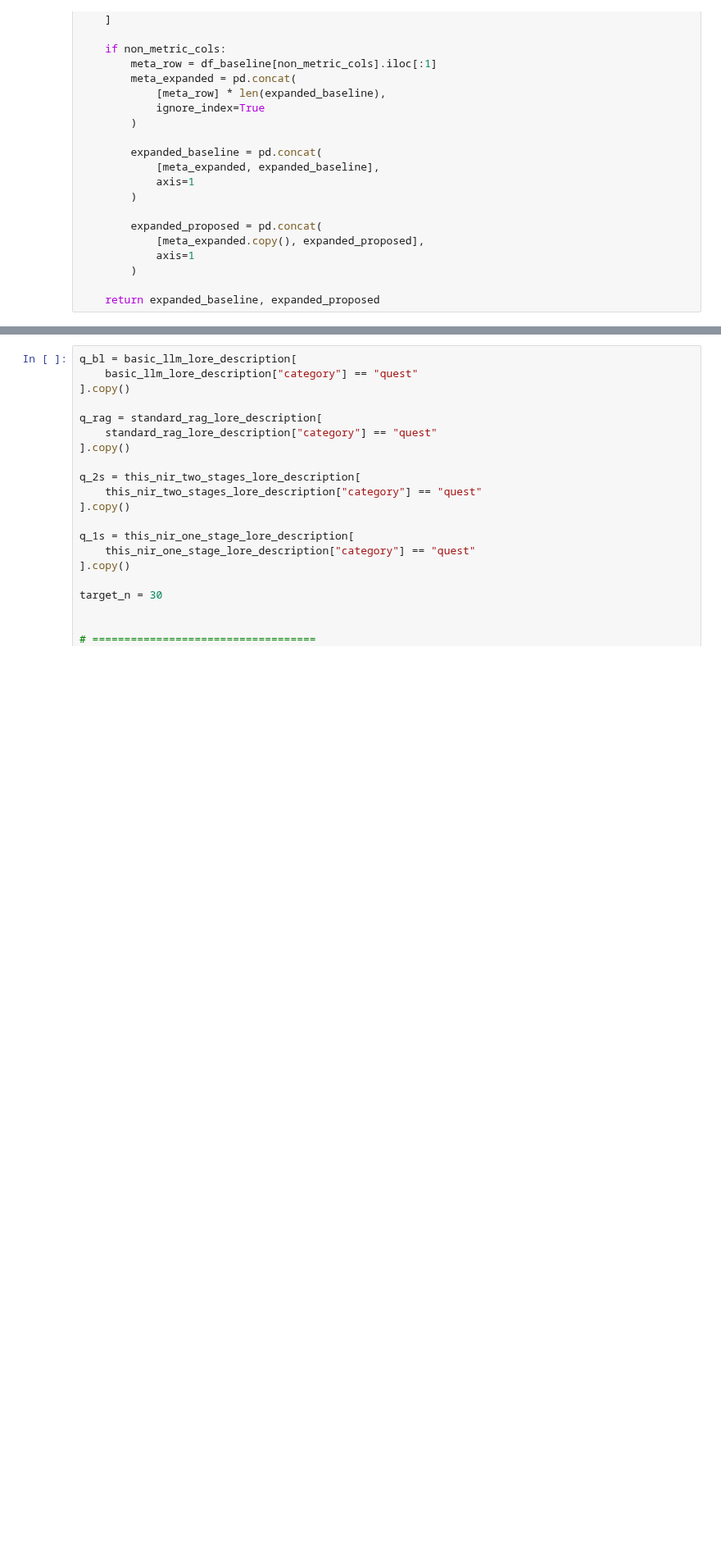
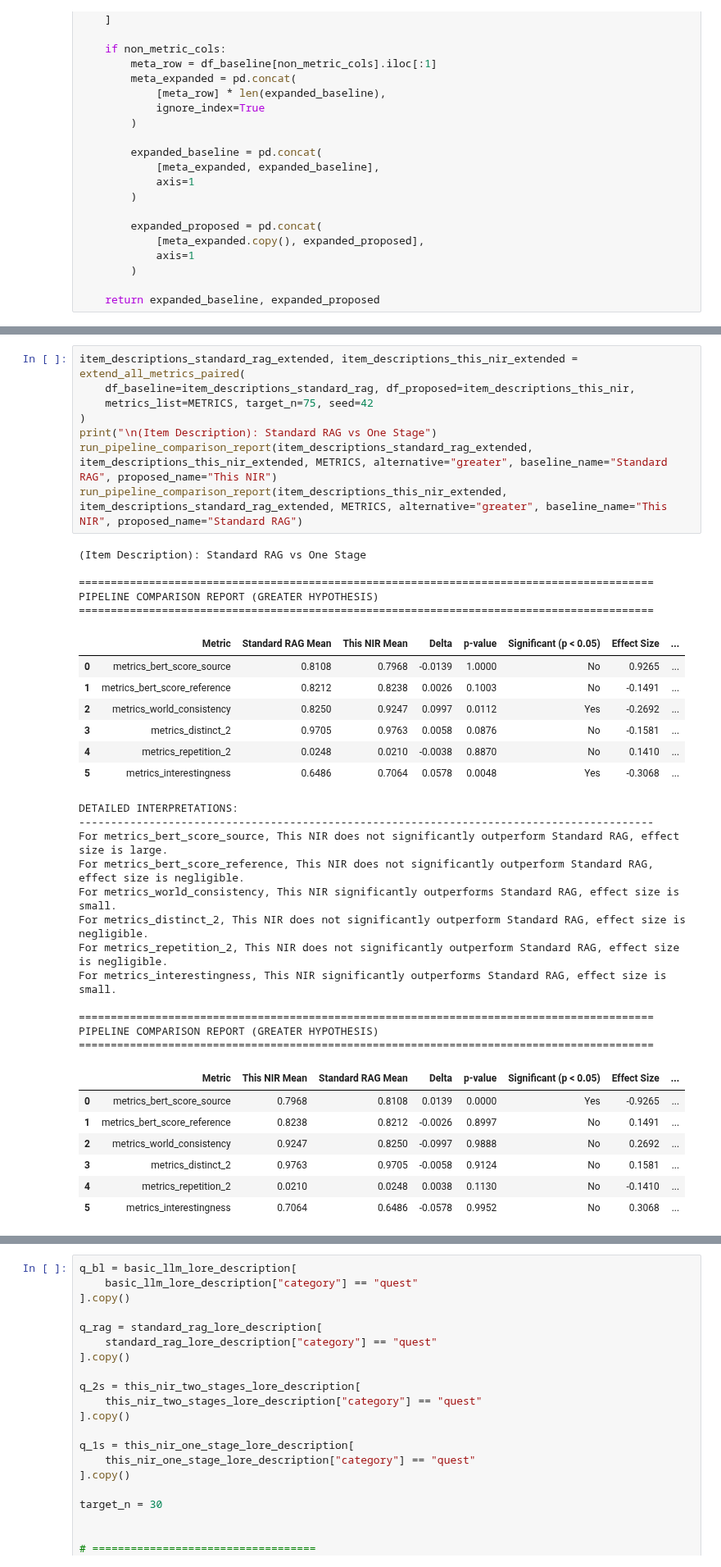
Before and after one commit to Alisazzzz/nir567, a Jupyter notebook: notebooks/testing_several_answer_pipelines.ipynb, the cells around one changed output, grey strips where cells are left out. Shown at 82% size. Saved outputs shown, nothing was run; the diff lists cells and outputs as text; blank space fills up the shorter version.

```diff
--- a/notebooks/testing_several_answer_pipelines.ipynb
+++ b/notebooks/testing_several_answer_pipelines.ipynb
@@ -1212,0 +1388,40 @@ def extend_all_metrics_paired(
+# %%
+item_descriptions_standard_rag_extended, item_descriptions_this_nir_extended = extend_all_metrics_paired(
+    df_baseline=item_descriptions_standard_rag, df_proposed=item_descriptions_this_nir,
+    metrics_list=METRICS, target_n=75, seed=42
+)
+print("\n(Item Description): Standard RAG vs One Stage")
+run_pipeline_comparison_report(item_descriptions_standard_rag_extended, item_descriptions_this_nir_extended, METRICS, alternative="greater", baseline_name="Standard RAG", proposed_name="This NIR")
+run_pipeline_comparison_report(item_descriptions_this_nir_extended, item_descriptions_standard_rag_extended, METRICS, alternative="greater", baseline_name="This NIR", proposed_name="Standard RAG")
+# %% [output]
+(Item Description): Standard RAG vs One Stage
+
+==========================================================================================
+PIPELINE COMPARISON REPORT (GREATER HYPOTHESIS)
+==========================================================================================
+|  | Metric | Standard RAG Mean | This NIR Mean | Delta | p-value | Significant (p < 0.05) | Effect Size | ... |
+| 0 | metrics_bert_score_source | 0.8108 | 0.7968 | -0.0139 | 1.0000 | No | 0.9265 | ... |
+| 1 | metrics_bert_score_reference | 0.8212 | 0.8238 | 0.0026 | 0.1003 | No | -0.1491 | ... |
+| 2 | metrics_world_consistency | 0.8250 | 0.9247 | 0.0997 | 0.0112 | Yes | -0.2692 | ... |
+| 3 | metrics_distinct_2 | 0.9705 | 0.9763 | 0.0058 | 0.0876 | No | -0.1581 | ... |
+| 4 | metrics_repetition_2 | 0.0248 | 0.0210 | -0.0038 | 0.8870 | No | 0.1410 | ... |
+| 5 | metrics_interestingness | 0.6486 | 0.7064 | 0.0578 | 0.0048 | Yes | -0.3068 | ... |
+DETAILED INTERPRETATIONS:
+------------------------------------------------------------------------------------------
+For metrics_bert_score_source, This NIR does not significantly outperform Standard RAG, effect size is large.
+For metrics_bert_score_reference, This NIR does not significantly outperform Standard RAG, effect size is negligible.
+For metrics_world_consistency, This NIR significantly outperforms Standard RAG, effect size is small.
+For metrics_distinct_2, This NIR does not significantly outperform Standard RAG, effect size is negligible.
+For metrics_repetition_2, This NIR does not significantly outperform Standard RAG, effect size is negligible.
+For metrics_interestingness, This NIR significantly outperforms Standard RAG, effect size is small.
+
+==========================================================================================
+PIPELINE COMPARISON REPORT (GREATER HYPOTHESIS)
+==========================================================================================
+|  | Metric | This NIR Mean | Standard RAG Mean | Delta | p-value | Significant (p < 0.05) | Effect Size | ... |
+| 0 | metrics_bert_score_source | 0.7968 | 0.8108 | 0.0139 | 0.0000 | Yes | -0.9265 | ... |
+| 1 | metrics_bert_score_reference | 0.8238 | 0.8212 | -0.0026 | 0.8997 | No | 0.1491 | ... |
+| 2 | metrics_world_consistency | 0.9247 | 0.8250 | -0.0997 | 0.9888 | No | 0.2692 | ... |
+| 3 | metrics_distinct_2 | 0.9763 | 0.9705 | -0.0058 | 0.9124 | No | 0.1581 | ... |
+| 4 | metrics_repetition_2 | 0.0210 | 0.0248 | 0.0038 | 0.1130 | No | -0.1410 | ... |
+| 5 | metrics_interestingness | 0.7064 | 0.6486 | -0.0578 | 0.9952 | No | 0.3068 | ... |
```
Also changed, not shown: parts of 24 cells of this notebook, 23 other files.
